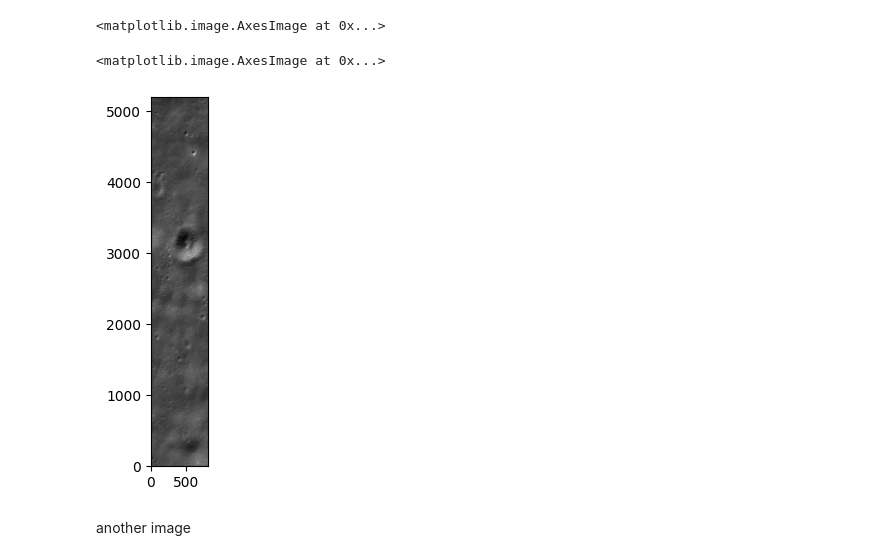
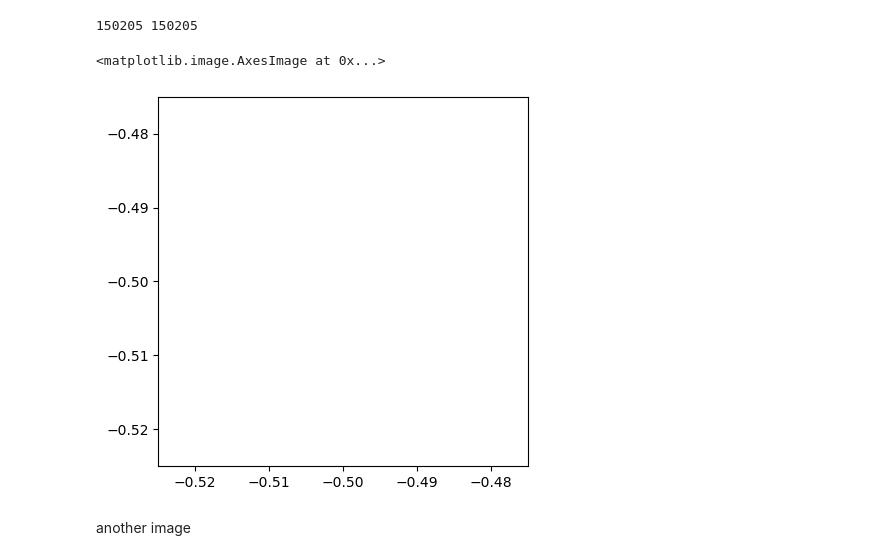
Before and after one commit to snjvn/Moon_Mapping_Cosmosoc, a Jupyter notebook: tmc_img_access_using_csv_pixels.ipynb, the cells around one changed output. Saved outputs shown, nothing was run; the diff lists cells and outputs as text; code cells hidden in the pictures.

```diff
--- a/tmc_img_access_using_csv_pixels.ipynb
+++ b/tmc_img_access_using_csv_pixels.ipynb
@@ -4,8 +80,18 @@ import matplotlib.pyplot as plt
+# %%
+ll_lat_scan=int(df[abs(df['ll_lat_difference']) == min(abs(df['ll_lat_difference']))]['Scan'])
+# %%
+with open('ch2_tmc_ncn_20230205T1606344957_d_img_n18.xml', 'r') as xml_file:
+    contents = xml_file.read()
+
+soup = bs4.BeautifulSoup(contents, 'lxml')
+# %%
+w=int(soup.find_all("elements")[0].text)
+h=int(soup.find_all("elements")[1].text)
 # %%
-filename = 'ch2_tmc_ncn_20210524T1512098273_d_img_d18.img'
+filename = 'ch2_tmc_ncn_20230205T1606344957_d_img_n18.img'
 
 # set width and height
-w, h = 176476, 4000
+# w, h = 176476, 4000
 
 with open(filename, 'rb') as img:
     img_bytes = img.read()
@@ -20,12 +106,12 @@ img_array.shape
 # %%
-#plt.imshow(img_array,origin='lower')
+print(ur_lat_scan,ll_lat_scan)
 # %% [output]
-<matplotlib.image.AxesImage at 0x...>
+150205 150205
 # %%
-plt.imshow(img_array[32600:27400:-1, 2800:3600], cmap='gray', origin='lower')
+plt.imshow(img_array[ll_lat_scan:ur_lat_scan:-1, ur_long_pix:ll_long_pix], cmap='gray', origin='lower')
 # %% [output]
 <matplotlib.image.AxesImage at 0x...>
-[figure, old version]
+[figure, new version]
 # %% [markdown]
 another image
 # %%
```
Also changed, not shown: parts of 16 cells of this notebook.
